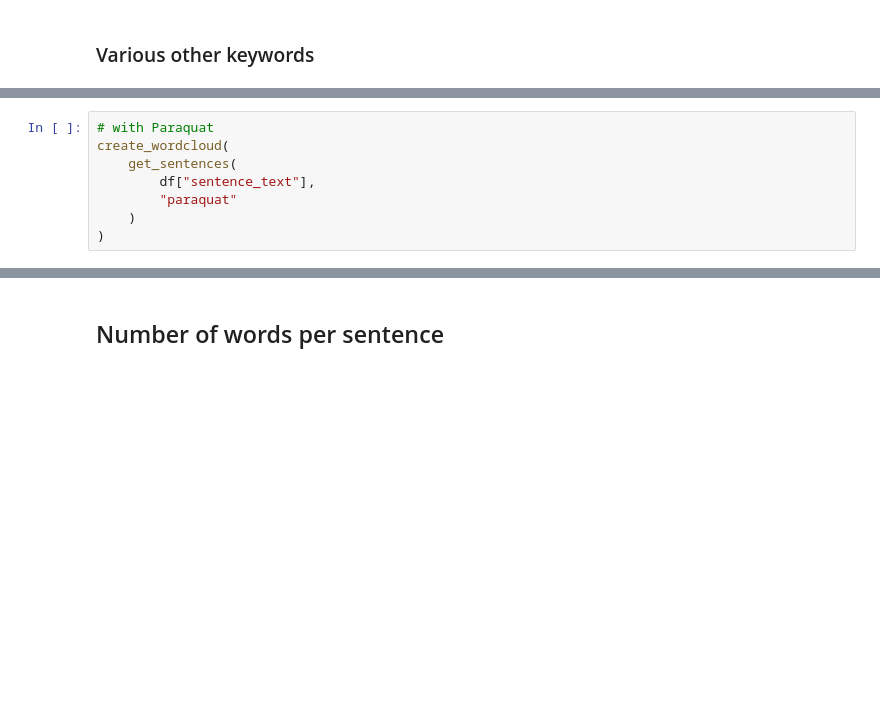
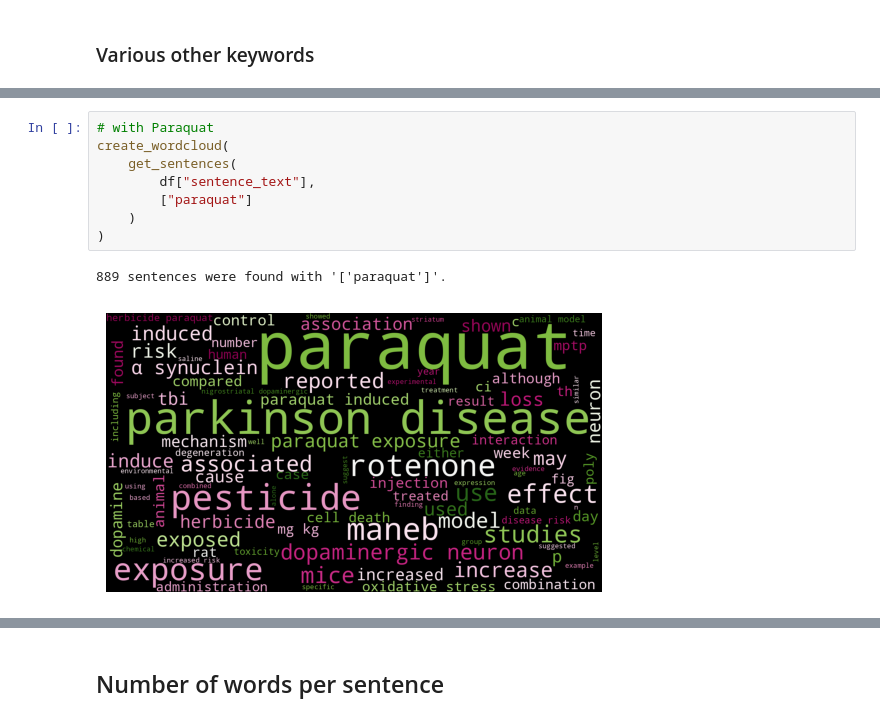
Before and after one commit to kcbbe/oke, a Jupyter notebook: explorations/pre_embedding/corpus.ipynb, the cells around one changed output, grey strips where cells are left out. Drawn from its saved outputs; the diff is of its cells as text; blank space fills up the shorter version.

```diff
--- a/explorations/pre_embedding/corpus.ipynb
+++ b/explorations/pre_embedding/corpus.ipynb
@@ -717,11 +915,14 @@ plt.show()
 # %%
 # with Paraquat
 create_wordcloud(
     get_sentences(
         df["sentence_text"],
-        "paraquat"
+        ["paraquat"]
     )
 )
+# %% [output]
+889 sentences were found with '['paraquat']'.
+[figure, added]
 # %%
 # with Chlorpyrifos
 create_wordcloud(
```
Also changed, not shown: parts of 61 cells of this notebook, 1 other file.
